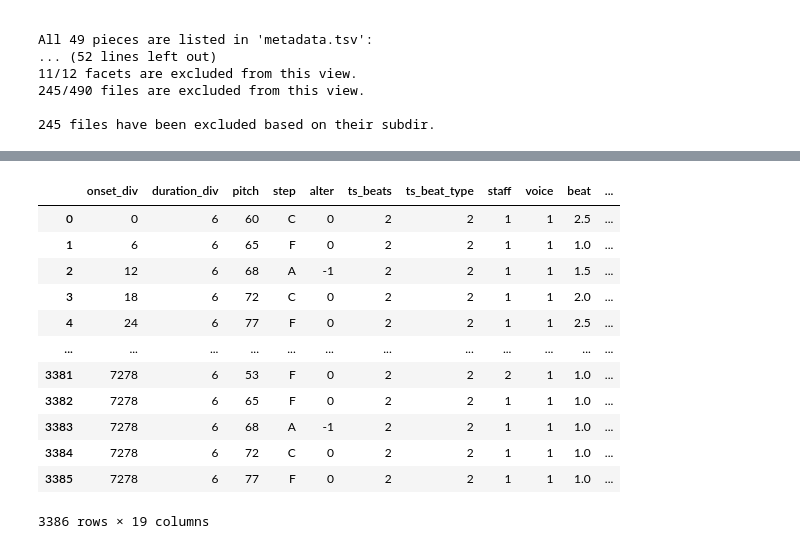
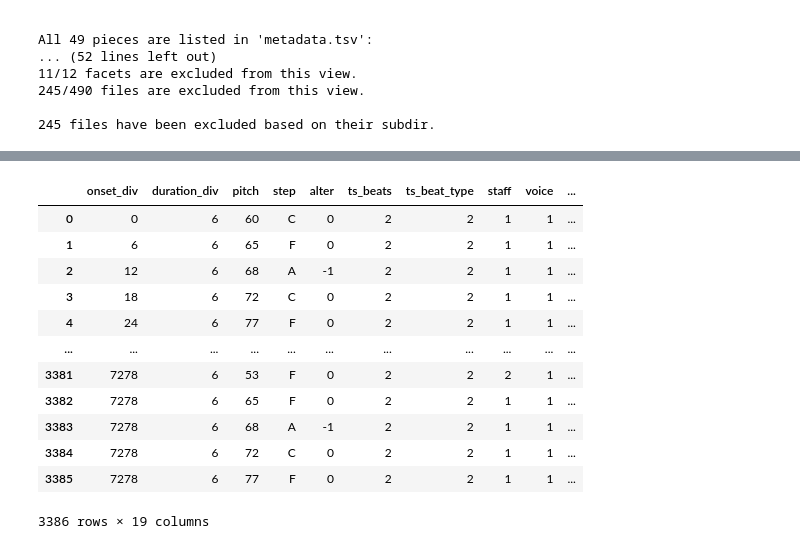
Before and after one commit to johentsch/AugmentedNet, a Jupyter notebook: notebooks/create_pitch_arrays.ipynb, the cells around one changed output, grey strips where cells are left out. Drawn from its saved outputs; the diff is of its cells as text; code cells hidden in the pictures.

Commit message:
streamlines creation of note arrays, separating it from the creation of labeled note arrays

```diff
--- a/notebooks/create_pitch_arrays.ipynb
+++ b/notebooks/create_pitch_arrays.ipynb
@@ -79,10 +77,0 @@ labels.head(3)
-# %%
-merged = pd.merge(
-    left = notes,
-    right = labels,
-    on = "quarterbeats_playthrough",
-    how = "outer",
-    suffixes = ("", "_label"),
-    indicator=True
-)
-merged
@@ -103,72 +135,103 @@ merged
 # %%
-KEEP_ORIGINAL_COLUMNS = ["mc", "mn", "mc_playthrough", "mn_playthrough", "quarterbeats_playthrough", "duration", "staff", "voice"]
+KEEP_ORIGINAL_COLUMNS = ["mc", "mn", "mc_playthrough", "mn_playthrough", "quarterbeats_playthrough", "duration",
+                         "staff", "voice", "is_note_onset"]
+KEEP_ORIGINAL_LABEL_COLUMNS = ["section_start"]
 RENAME_ORIGINAL_COLUMNS = dict(
-        midi = "pitch",
-    is_onset = "note_is_onset",
-    is_onset_label = "harmony_is_onset",
-    )
+    midi="pitch",
+    keysig="ks_fifths"
+)
 COLUMN_ORDER = ["onset_div", "duration_div", "pitch", "step", "alter", "ts_beats", "ts_beat_type", "staff", "voice"]
 
-def make_pitch_array(notes: pd.DataFrame, beat_decimals: Optional[int] = 3) -> pd.DataFrame:
+
+def make_pitch_array(
+        notes: pd.DataFrame,
+        measures: Optional[pd.DataFrame] = None,
+        beat_decimals: Optional[int] = 3,
+        label_notes: bool = False
+) -> pd.DataFrame:
+    """Transformation of a notes table to a pitch array that can be transformed into a graph.
+
+    Args:
+        beat_decimals:
+            Integer controlling the number of decimal places in the column "beat". If you pass None,
+            the column will contain :obj:`Fraction` objects.
+        label_notes:
+            By default, this function includes only transformations that are part of the input representation.
+            Set to True in order to include training labels from the measures table as well (for details,
+            see prepare_notes_with_measure_information()).
+
+
+    """
+    if measures is not None:
+        prepared_notes = prepare_notes_with_measure_information(notes, measures, label_notes=label_notes)
+    else:
+        prepared_notes = notes
 
     div_maker = DivMaker(
-        onsets = notes.quarterbeats_playthrough,
-        durations =notes.duration * 4 # normally duration_qb but due to a bug these are currently floats
+        onsets=prepared_notes.quarterbeats_playthrough,
+        durations=prepared_notes.duration * 4  # normally duration_qb but due to a bug these are currently floats
     )
     onset_div, duration_div = div_maker[("onsets", "durations")]
 
-    keep_original_columns = [col for col in KEEP_ORIGINAL_COLUMNS if col in notes.columns]
-    original_columns = notes[keep_original_columns]
+    potential_columns = list(KEEP_ORIGINAL_COLUMNS)
+    if label_notes:
+        potential_columns += KEEP_ORIGINAL_LABEL_COLUMNS
+    keep_original_columns = [col for col in potential_columns if col in prepared_notes.columns]
+    original_columns = prepared_notes[keep_original_columns]
 
-    rename_original_columns = {k: v for k, v in RENAME_ORIGINAL_COLUMNS.items() if k in notes.columns}
-    renamed_columns = notes[list(rename_original_columns.keys())].rename(columns=rename_original_columns)
+    rename_original_columns = {k: v for k, v in RENAME_ORIGINAL_COLUMNS.items() if k in prepared_notes.columns}
+    renamed_columns = prepared_notes[list(rename_original_columns.keys())].rename(columns=rename_original_columns)
 
     new_dataframes = []  # will be added as-is
-    new_columns = dict() # will be renamed based on the keys
+    new_columns = dict()  # will be renamed based on the keys
+
+    new_columns["is_note_onset"] = (prepared_notes.tied.fillna(1) == 1)
 
     # specific pitch
-    specific_pitch = notes.name.str.extract(r"^(?P<step>[A-G])(?P<accidentals>b*|#*)(?P<octave>\d)$")
+    specific_pitch = prepared_notes.name.str.extract(r"^(?P<step>[A-G])(?P<accidentals>b*|#*)(?P<octave>\d)$")
     new_dataframes.append(specific_pitch[["step", "octave"]])
     new_columns["alter"] = specific_pitch.accidentals.str.count("#") - specific_pitch.accidentals.str.count("b")
 
     # time signatures & beats
     new_dataframes.append(
-        notes.timesig.str.extract(r"^(?P<ts_beats>\d+)/(?P<ts_beat_type>\d+)$")
+        prepared_notes.timesig.str.extract(r"^(?P<ts_beats>\d+)/(?P<ts_beat_type>\d+)$")
     )
-    new_columns["beat"] = ms3.transform(merged, onset2beat, ["mn_onset", "timesig"], round_to=beat_decimals)
+    new_columns["beat"] = ms3.transform(prepared_notes, onset2beat, ["mn_onset", "timesig"], round_to=beat_decimals)
+
 
     result = pd.concat(
         [
             pd.DataFrame(
                 dict(
                     onset_div=onset_div,
                     duration_div=duration_div
                 )
             ),
             pd.concat(new_columns, axis=1),
             renamed_columns,
             original_columns
         ] + new_dataframes,
         axis=1
     )
     column_order = [col for col in COLUMN_ORDER if col in result.columns]
     column_order += [col for col in result.columns if col not in column_order]
     return result[column_order]
 
-pitch_array = make_pitch_array(merged)
+
+pitch_array = make_pitch_array(notes, measures, label_notes=False)
 pitch_array.to_csv("beethoven1.tsv", sep="\t", index=False)
 pitch_array
 # %% [output]
-|  | onset_div | duration_div | pitch | step | alter | ts_beats | ts_beat_type | staff | voice | beat | ... |
-| 0 | 0 | 6 | 60 | C | 0 | 2 | 2 | 1 | 1 | 2.5 | ... |
-| 1 | 6 | 6 | 65 | F | 0 | 2 | 2 | 1 | 1 | 1.0 | ... |
-| 2 | 12 | 6 | 68 | A | -1 | 2 | 2 | 1 | 1 | 1.5 | ... |
-| 3 | 18 | 6 | 72 | C | 0 | 2 | 2 | 1 | 1 | 2.0 | ... |
-| 4 | 24 | 6 | 77 | F | 0 | 2 | 2 | 1 | 1 | 2.5 | ... |
-| ... | ... | ... | ... | ... | ... | ... | ... | ... | ... | ... | ... |
-| 3381 | 7278 | 6 | 53 | F | 0 | 2 | 2 | 2 | 1 | 1.0 | ... |
-| 3382 | 7278 | 6 | 65 | F | 0 | 2 | 2 | 1 | 1 | 1.0 | ... |
-| 3383 | 7278 | 6 | 68 | A | -1 | 2 | 2 | 1 | 1 | 1.0 | ... |
-| 3384 | 7278 | 6 | 72 | C | 0 | 2 | 2 | 1 | 1 | 1.0 | ... |
-| 3385 | 7278 | 6 | 77 | F | 0 | 2 | 2 | 1 | 1 | 1.0 | ... |
+|  | onset_div | duration_div | pitch | step | alter | ts_beats | ts_beat_type | staff | voice | ... |
+| 0 | 0 | 6 | 60 | C | 0 | 2 | 2 | 1 | 1 | ... |
+| 1 | 6 | 6 | 65 | F | 0 | 2 | 2 | 1 | 1 | ... |
+| 2 | 12 | 6 | 68 | A | -1 | 2 | 2 | 1 | 1 | ... |
+| 3 | 18 | 6 | 72 | C | 0 | 2 | 2 | 1 | 1 | ... |
+| 4 | 24 | 6 | 77 | F | 0 | 2 | 2 | 1 | 1 | ... |
+| ... | ... | ... | ... | ... | ... | ... | ... | ... | ... | ... |
+| 3381 | 7278 | 6 | 53 | F | 0 | 2 | 2 | 2 | 1 | ... |
+| 3382 | 7278 | 6 | 65 | F | 0 | 2 | 2 | 1 | 1 | ... |
+| 3383 | 7278 | 6 | 68 | A | -1 | 2 | 2 | 1 | 1 | ... |
+| 3384 | 7278 | 6 | 72 | C | 0 | 2 | 2 | 1 | 1 | ... |
+| 3385 | 7278 | 6 | 77 | F | 0 | 2 | 2 | 1 | 1 | ... |
 3386 rows × 19 columns
```
Also changed, not shown: parts of 6 cells of this notebook, 3 other files.
